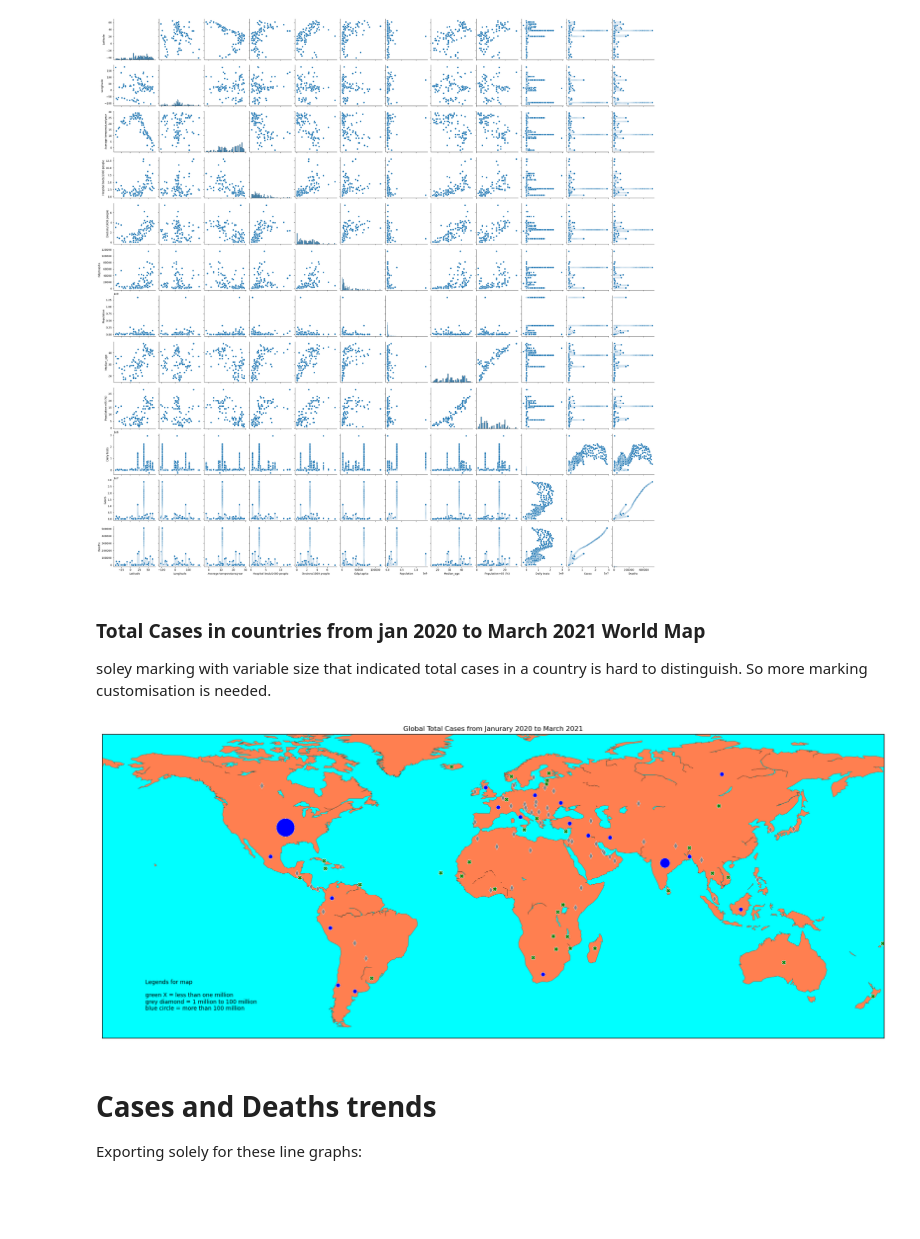
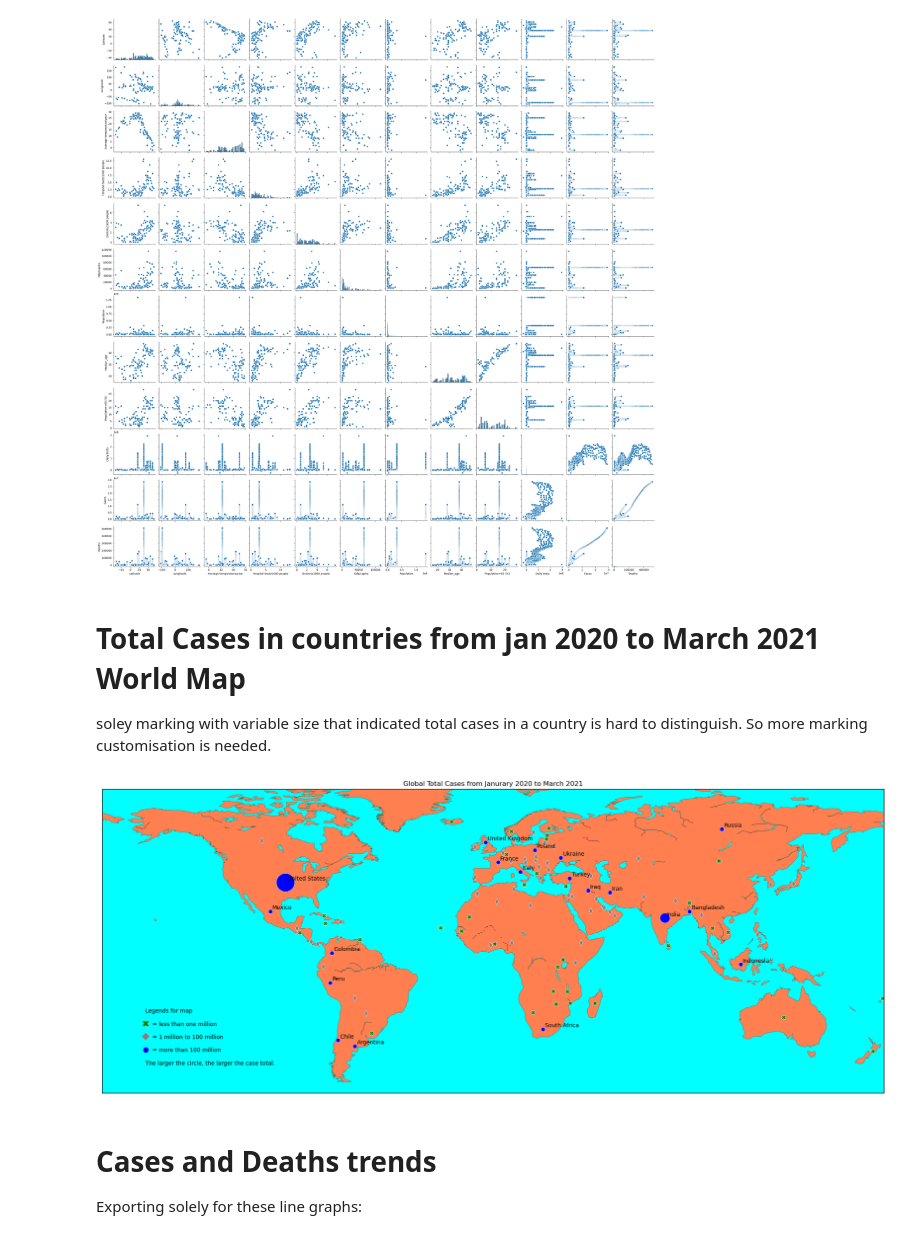
Before and after one commit to roberthobblebottom/COVID19-Algeria-and-World-Dataset, a Jupyter notebook: covid-19-data-analysis-algeria-and-the-world - Ng Guangren, Ryan.ipynb, the cells around one changed output. Drawn from its saved outputs; the diff is of its cells as text; code cells hidden in the pictures; blank space fills up the shorter version.

Commit message:
wote description and world map visualisation enhancements

```diff
--- a/covid-19-data-analysis-algeria-and-the-world - Ng Guangren, Ryan.ipynb
+++ b/covid-19-data-analysis-algeria-and-the-world - Ng Guangren, Ryan.ipynb
@@ -280,17 +280,24 @@ sns.pairplot(df,kind = 'scatter') # warning: about 3 minutes render
 <seaborn.axisgrid.PairGrid at 0x...>
 [figure]
 # %% [markdown]
-### Total Cases in countries from jan 2020 to March 2021 World Map
+# Total Cases in countries from jan 2020 to March 2021 World Map
 
 soley marking with variable size that indicated total cases in a country is hard to distinguish. So more marking customisation is needed.
+# %%
+t =cur.execute('''SELECT country,
+latitude,longitude,cases
+FROM covid19_country_data''')
+
+df = pd.DataFrame(t.fetchall(),columns= ["Country","Latitude","Longitude","Cases"])
 # %%
 lowerlat =-59
 upperlat=84
-
 lowerlong=-170
 upperlong=194
 
 grouped_df = df.groupby(['Country']).sum()
+
+#Draw map
 plt.figure(figsize=(25,20))
 m = Basemap(llcrnrlat=-60,urcrnrlat=80,
             llcrnrlon=-180,urcrnrlon=180,lat_ts=20,
@@ -299,45 +306,81 @@ m.drawcoastlines(linewidth=0.2)
 m.fillcontinents(color='coral',lake_color='aqua')
 m.drawmapboundary(fill_color='aqua')
 avg = (grouped_df.Cases.sum())/len(grouped_df.Cases)
+
+#Draw Makers
 for index, row in grouped_df.iterrows():
-
     markersize = row.Cases/100000000 # 100 million
+    label = ""
     if markersize >1:
         marker ="o"
         facecolor = "blue"
+        label = str(index)
     elif markersize >0.1:
         facecolor="grey"
         marker = 'd'
     else:
         facecolor="green"
         marker="X"
 
     if markersize < 1:
         markersize =7
     elif markersize <.5:
         markersize =7
 
     if marker == "o" and markersize<7:
-        markersize=7
+         markersize= 7
+    long = df.loc[df.Country == index,'Longitude']
+    lat = df.loc[df.Country == index,'Latitude']
+    m.plot(long,
+            lat,
+            markersize = markersize,
+            markerfacecolor=facecolor,
+            markeredgecolor = "white",
+            markeredgewidth = 0.2,
+            marker=marker
+    )
+    if label != "":
+        plt.text(float(long.iloc[0])+1,float(lat.iloc[0])+1,label)
+plt.title("Global Total Cases from Janurary 2020 to March 2021")
 
-    m.plot(df.loc[df.Country == index,'Longitude'],
-    df.loc[df.Country == index,'Latitude'],
-    markersize = markersize,
-    markerfacecolor=facecolor,
+#Draw legends
+m.plot(-160,-28,
+    markerfacecolor="green",
     markeredgecolor = "white",
     markeredgewidth = 0.2,
-    marker=marker)
-plt.title("Global Total Cases from Janurary 2020 to March 2021")
+    markersize = 12,
+    marker ="X"
+)
+m.plot(-160,-34,
+    markerfacecolor="grey",
+    markeredgecolor = "white",
+    markeredgewidth = 0.2,
+    markersize = 10,
+    marker ="D"
+)
+
+m.plot(-160,-40,
+    markerfacecolor="blue",
+    markeredgecolor = "white",
+    markeredgewidth = 0.2,
+    markersize = 10,
+    marker ="o"
+)
 plt.text(-160,-50,'''
 Legends for map
 
-green X = less than one million
-grey diamond = 1 million to 100 million
-blue circle = more than 100 million
+    = less than one million
+
+    = 1 million to 100 million
+
+    = more than 100 million
+
+The larger the circle, the larger the case total.
 ''')
+
 plt.show()
 # %% [output]
-[figure, old version]
+[figure, new version]
 # %% [markdown]
 # Cases and Deaths trends
 Exporting solely for these line graphs:
```
Also changed, not shown: parts of 1 cell of this notebook, 1 other file.
